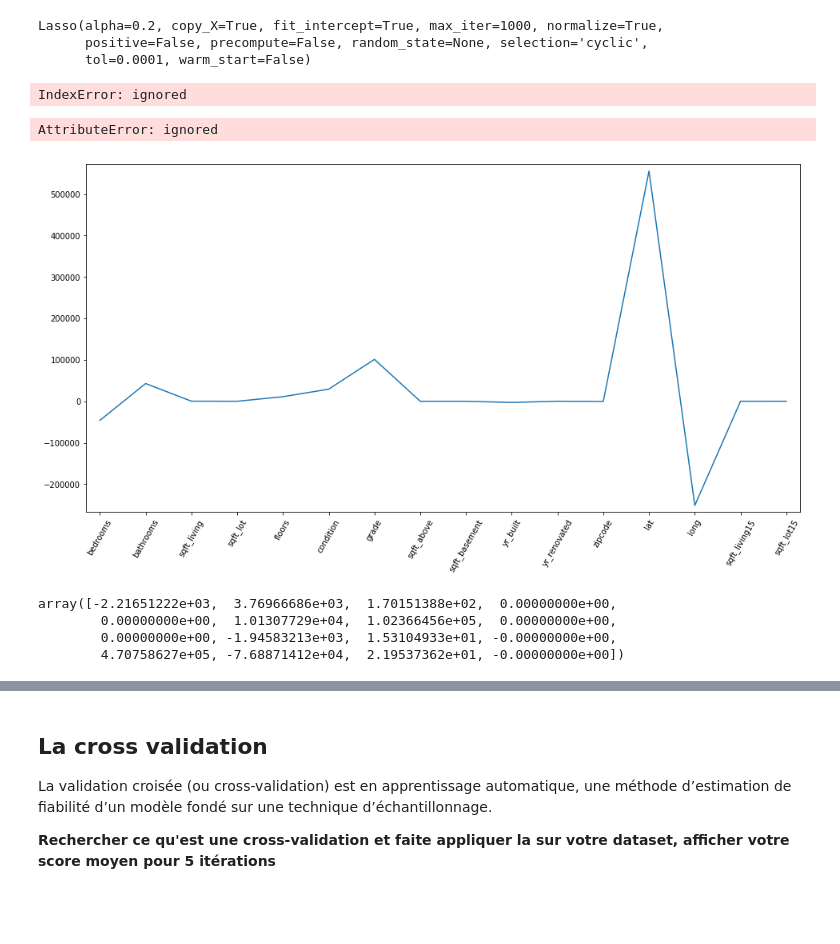
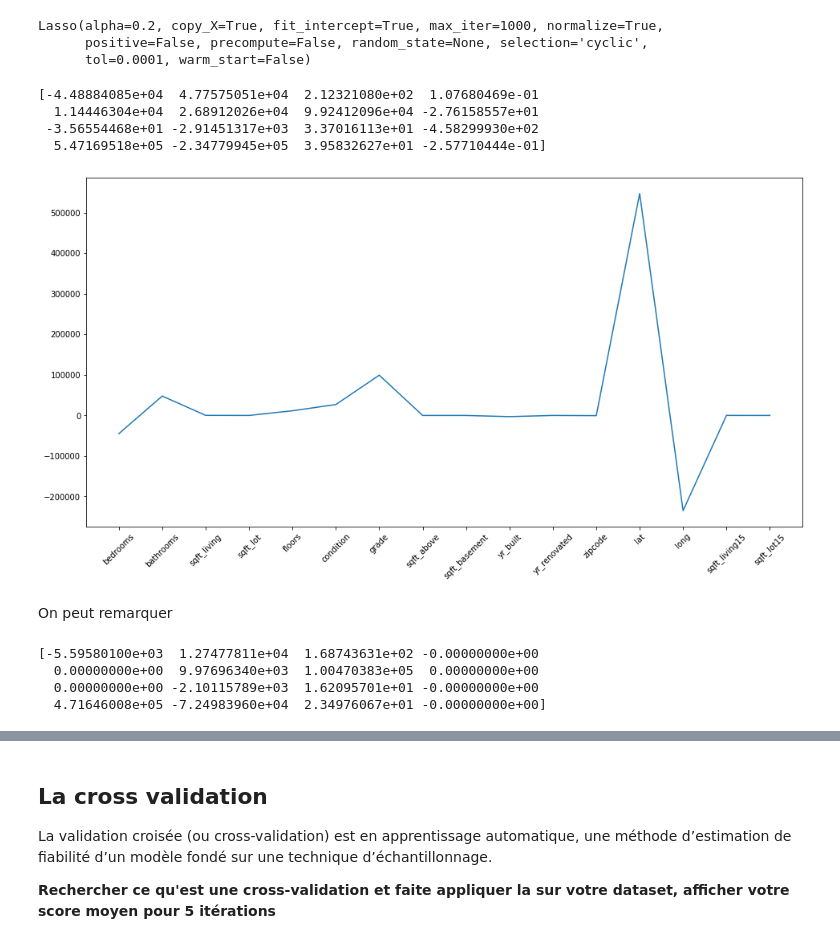
Before and after one commit to dilys27/iesa-poo, a Jupyter notebook: tp7/Lasso_Ridge1.ipynb, the cells around one changed output, grey strips where cells are left out. Drawn from its saved outputs; the diff is of its cells as text; code cells hidden in the pictures; blank space fills up the shorter version.

```diff
--- a/tp7/Lasso_Ridge1.ipynb
+++ b/tp7/Lasso_Ridge1.ipynb
@@ -173,8 +164,3 @@ print(regLasso)
 Lasso(alpha=0.2, copy_X=True, fit_intercept=True, max_iter=1000, normalize=True,
       positive=False, precompute=False, random_state=None, selection='cyclic',
       tol=0.0001, warm_start=False)
-# %%
-#fiter sur votre ensemble de donnée
-lasso = regLasso.fit(X[:,:16], X[:,16])
-# %% [output]
-IndexError: ignored
@@ -181,18 +170,46 @@ IndexError: ignored
+# %%
+#fiter sur votre ensemble de donnée
+X = new_df.loc[:, col]
+Y = []
+
+for i in price:
+    y = 0
+    y = np.mean(i, dtype=np.float64)
+    Y.append(y)
+
+Y = np.asarray(Y)
+
+X_train, X_test, y_train, y_test = train_test_split(X,Y, test_size=0.2, random_state=42)
+# %%
+lasso = regLasso.fit(X_train, y_train)
 # %%
 #afficher les coefficients
-print(regLasso.coef_)
+print(lasso.coef_)
 # %% [output]
-AttributeError: ignored
+[-4.48884085e+04  4.77575051e+04  2.12321080e+02  1.07680469e-01
+  1.14446304e+04  2.68912026e+04  9.92412096e+04 -2.76158557e+01
+ -3.56554468e+01 -2.91451317e+03  3.37016113e+01 -4.58299930e+02
+  5.47169518e+05 -2.34779945e+05  3.95832627e+01 -2.57710444e-01]
 # %%
 #ploter les coefficients avec les bon noms
 #que remarquez vous ?
+
+plt.figure(figsize=(16,8))
+plt.xticks(rotation=45)
+plt.plot(col, lasso.coef_)
+plt.show()
 # %% [output]
-[figure, old version]
+[figure, new version]
+# %% [markdown]
+On peut remarquer
 # %%
 #essayer lasso avec un alpha = 100 et afficher les coefs
 #que remarquez vous ?
+regLasso = Lasso(alpha=100, normalize=True)
+lasso = regLasso.fit(X_train, y_train)
+print(lasso.coef_)
 # %% [output]
-array([-2.21651222e+03,  3.76966686e+03,  1.70151388e+02,  0.00000000e+00,
-        0.00000000e+00,  1.01307729e+04,  1.02366456e+05,  0.00000000e+00,
-        0.00000000e+00, -1.94583213e+03,  1.53104933e+01, -0.00000000e+00,
-        4.70758627e+05, -7.68871412e+04,  2.19537362e+01, -0.00000000e+00])
+[-5.59580100e+03  1.27477811e+04  1.68743631e+02 -0.00000000e+00
+  0.00000000e+00  9.97696340e+03  1.00470383e+05  0.00000000e+00
+  0.00000000e+00 -2.10115789e+03  1.62095701e+01 -0.00000000e+00
+  4.71646008e+05 -7.24983960e+04  2.34976067e+01 -0.00000000e+00]
```
Also changed, not shown: parts of 13 cells of this notebook.
